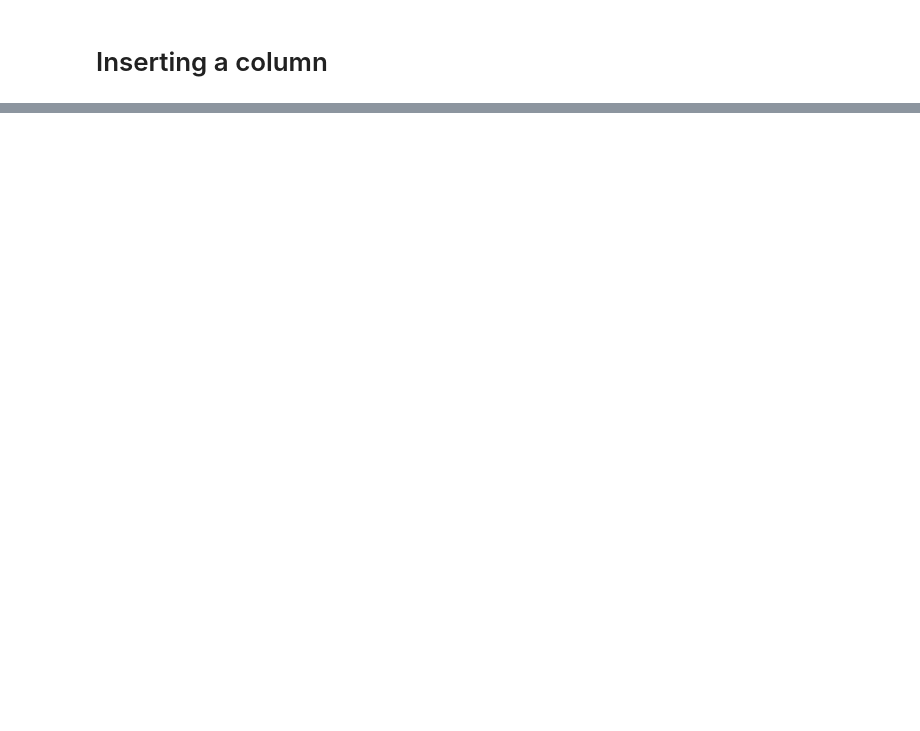
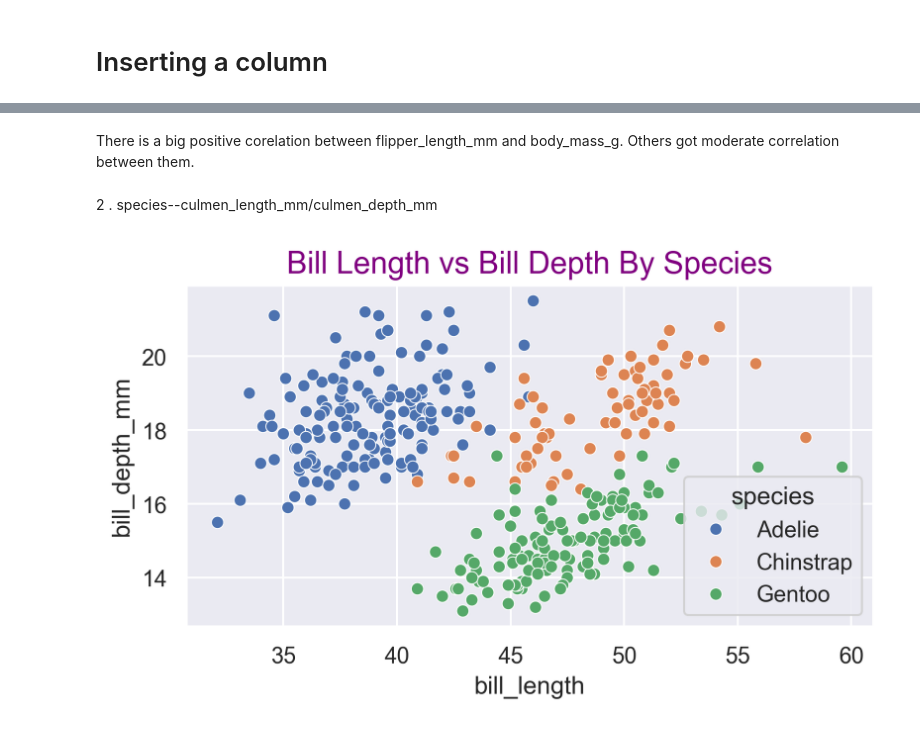
Before and after one commit to Priyankanaskar/datafun-06-eda, a Jupyter notebook: naskar_eda.ipynb, the cells around one changed output, grey strips where cells are left out. Saved outputs shown, nothing was run; the diff lists cells and outputs as text; code cells hidden in the pictures; blank space fills up the shorter version.

```diff
--- a/naskar_eda.ipynb
+++ b/naskar_eda.ipynb
@@ -239,0 +358,12 @@ These visualizations provide valuable insights that can guide further analysis a
+# %% [markdown]
+There is a big positive corelation between flipper_length_mm and body_mass_g.
+Others got moderate correlation between them.
+# %% [markdown]
+
+2 . species--culmen_length_mm/culmen_depth_mm
+# %%
+sns.scatterplot(x = "bill_length", y = "bill_depth_mm", data = df, hue = "species")
+plt.title("Bill Length vs Bill Depth By Species", size=15, color="purple")
+plt.show()
+# %% [output]
+[figure, added]
```
Also changed, not shown: parts of 72 cells of this notebook, 2 other files.
